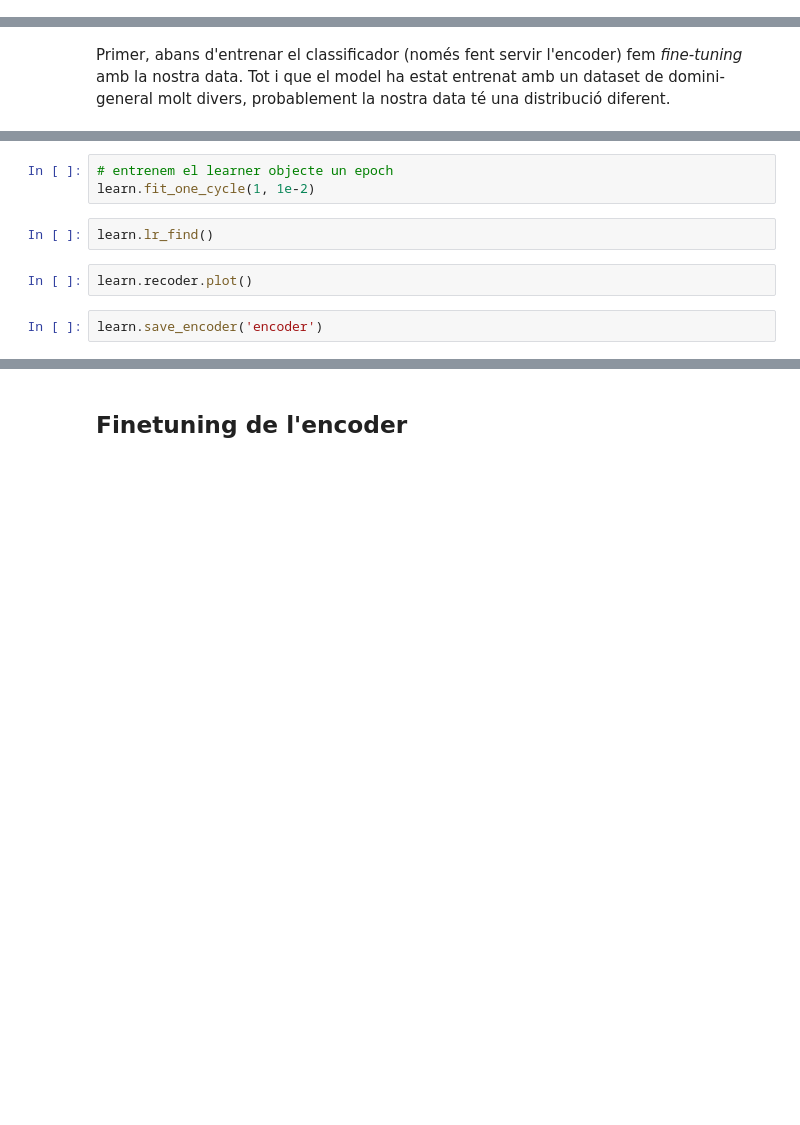
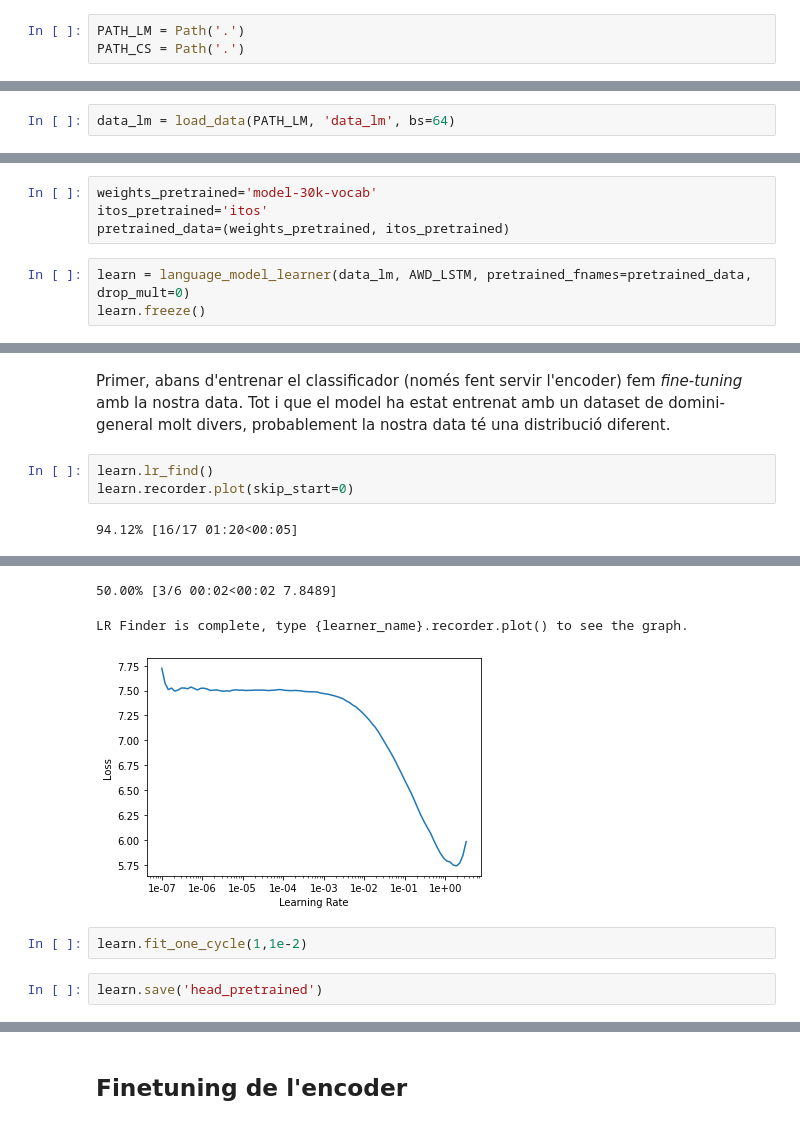
Before and after one commit to adriacabeza/DeepCatalan, a Jupyter notebook: ULMFit.ipynb, the cells around one changed output, grey strips where cells are left out. Cells and saved outputs as stored; diff of their text form; blank space fills up the shorter version.

```diff
--- a/ULMFit.ipynb
+++ b/ULMFit.ipynb
@@ -63,0 +205,3 @@ stop_words = stopwords.words('catalan')
+# %%
+PATH_LM = Path('.')
+PATH_CS = Path('.')
@@ -64,2 +216,4 @@ stop_words = stopwords.words('catalan')
+# %%
+data_lm = load_data(PATH_LM, 'data_lm', bs=64)
 # %% [markdown]
 ## Carregar els weights del Language Model
@@ -68,4 +220,16 @@ learn = language_model_learner(data_LM, pretrainned_model=URLs.WT103, drop_mult=
+# %%
+weights_pretrained='model-30k-vocab'
+itos_pretrained='itos'
+pretrained_data=(weights_pretrained, itos_pretrained)
+# %%
+learn = language_model_learner(data_lm, AWD_LSTM, pretrained_fnames=pretrained_data, drop_mult=0)
+learn.freeze()
 # %% [markdown]
 ## Finetuning del Language Model en la nostra data
 # %% [markdown]
 Primer, abans d'entrenar el classificador (només fent servir l'encoder) fem *fine-tuning* amb la nostra data. Tot i que el model ha estat entrenat amb un dataset de domini-general molt divers, probablement la nostra data té una distribució diferent.
+# %%
+learn.lr_find()
+learn.recorder.plot(skip_start=0)
+# %% [output]
+94.12% [16/17 01:20<00:05]
@@ -72,9 +253,7 @@ Primer, abans d'entrenar el classificador (només fent servir l'encoder) fem *fi
+50.00% [3/6 00:02<00:02 7.8489]
+LR Finder is complete, type {learner_name}.recorder.plot() to see the graph.
+[figure, added]
 # %%
-# entrenem el learner objecte un epoch
-learn.fit_one_cycle(1, 1e-2)
+learn.fit_one_cycle(1,1e-2)
-# %%
-learn.lr_find()
-# %%
-learn.recoder.plot()
-# %%
-learn.save_encoder('encoder')
+# %%
+learn.save('head_pretrained')
```
Also changed, not shown: parts of 52 cells of this notebook, 2 other files.
